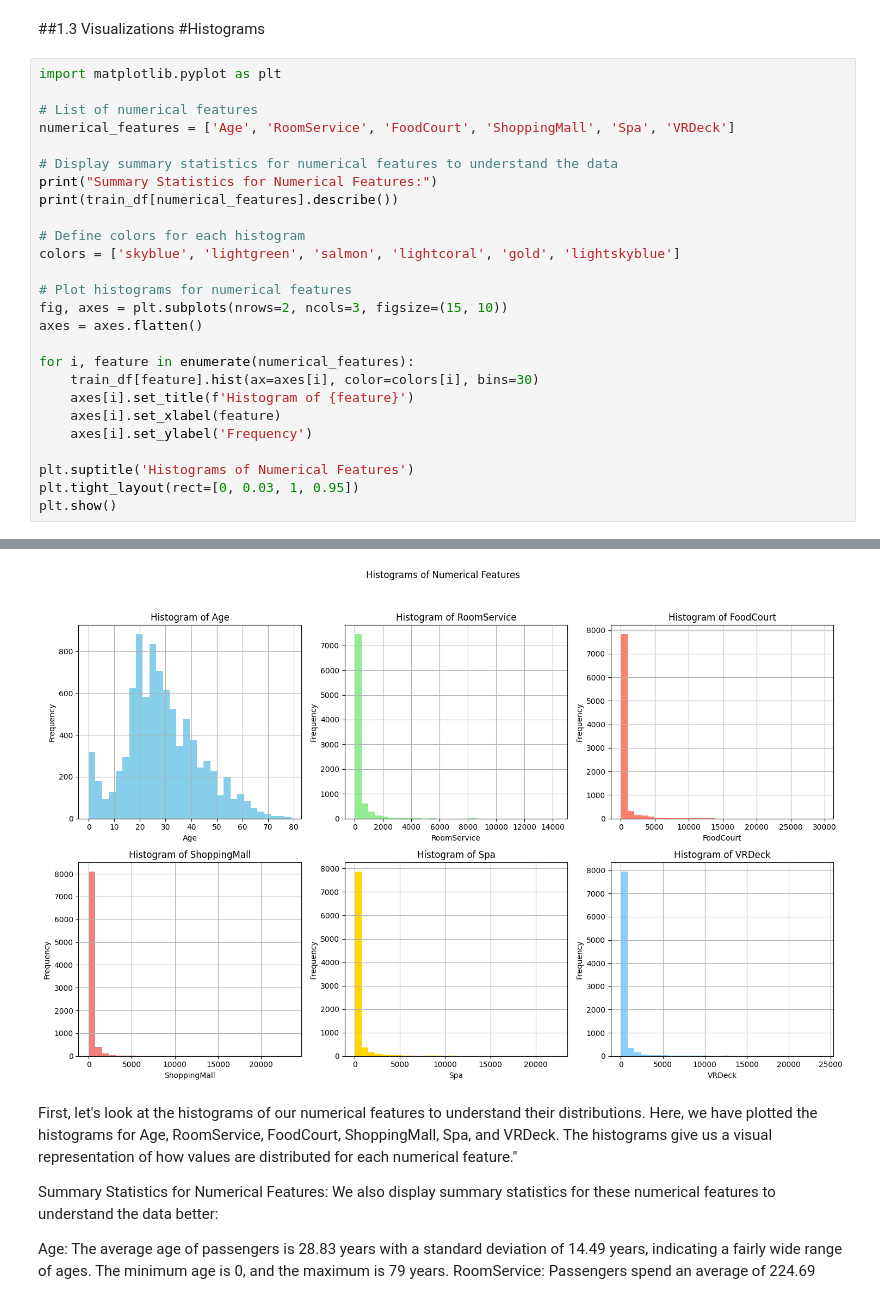
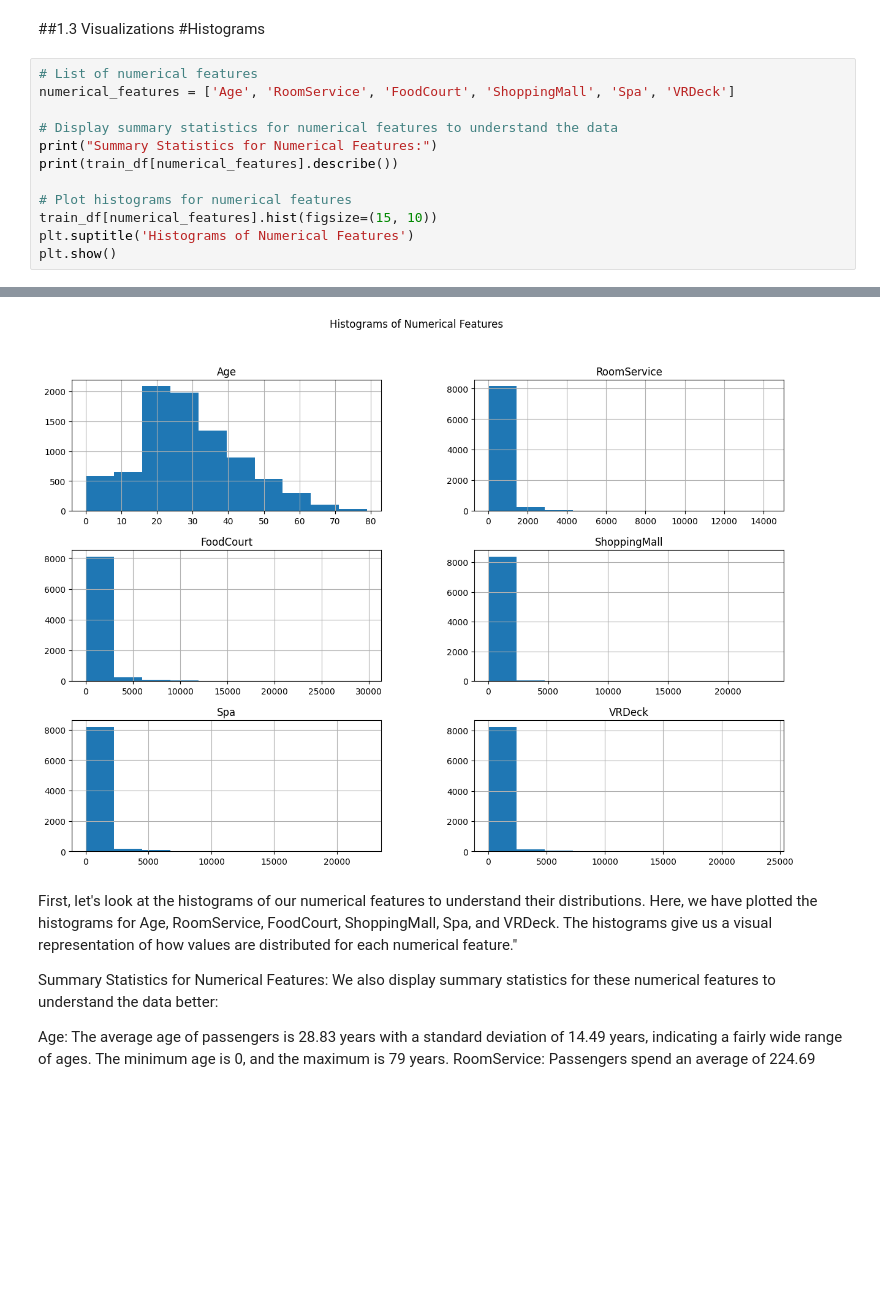
Before and after one commit to The-Kaggle-Crew-18/Kaggle-Challenge-18, a Jupyter notebook: KaggleChallenge.ipynb, the cells around one changed output, grey strips where cells are left out. Cells and saved outputs as stored; diff of their text form; blank space fills up the shorter version.

```diff
--- a/KaggleChallenge.ipynb
+++ b/KaggleChallenge.ipynb
@@ -152,8 +153,6 @@ dtype: int64
 ##1.3 Visualizations
 #Histograms
 # %%
-import matplotlib.pyplot as plt
-
 # List of numerical features
 numerical_features = ['Age', 'RoomService', 'FoodCourt', 'ShoppingMall', 'Spa', 'VRDeck']
 
@@ -161,21 +160,9 @@ numerical_features = ['Age', 'RoomService', 'FoodCourt', 'ShoppingMall', 'Spa',
 print("Summary Statistics for Numerical Features:")
 print(train_df[numerical_features].describe())
 
-# Define colors for each histogram
-colors = ['skyblue', 'lightgreen', 'salmon', 'lightcoral', 'gold', 'lightskyblue']
-
 # Plot histograms for numerical features
-fig, axes = plt.subplots(nrows=2, ncols=3, figsize=(15, 10))
-axes = axes.flatten()
-
-for i, feature in enumerate(numerical_features):
-    train_df[feature].hist(ax=axes[i], color=colors[i], bins=30)
-    axes[i].set_title(f'Histogram of {feature}')
-    axes[i].set_xlabel(feature)
-    axes[i].set_ylabel('Frequency')
-
+train_df[numerical_features].hist(figsize=(15, 10))
 plt.suptitle('Histograms of Numerical Features')
-plt.tight_layout(rect=[0, 0.03, 1, 0.95])
 plt.show()
 # %% [output]
 Summary Statistics for Numerical Features:
@@ -200,5 +187,5 @@ min        0.000000
 max    24133.000000
-[figure, old version]
+[figure, new version]
 # %% [markdown]
 First, let's look at the histograms of our numerical features to understand their distributions. Here, we have plotted the histograms for Age, RoomService, FoodCourt, ShoppingMall, Spa, and VRDeck. The histograms give us a visual representation of how values are distributed for each numerical feature."
 
```
Also changed, not shown: parts of 9 cells of this notebook.
